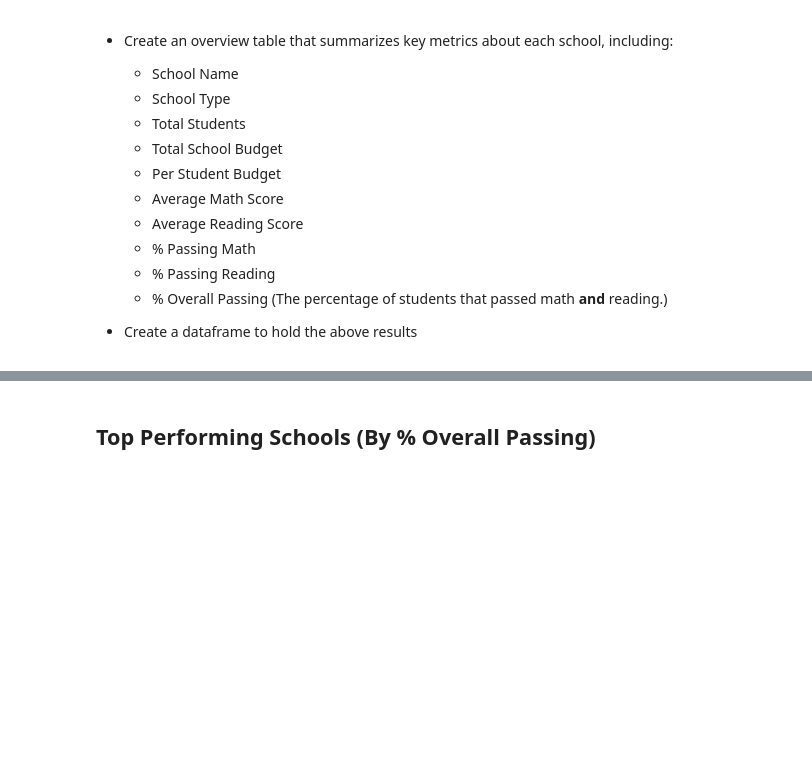
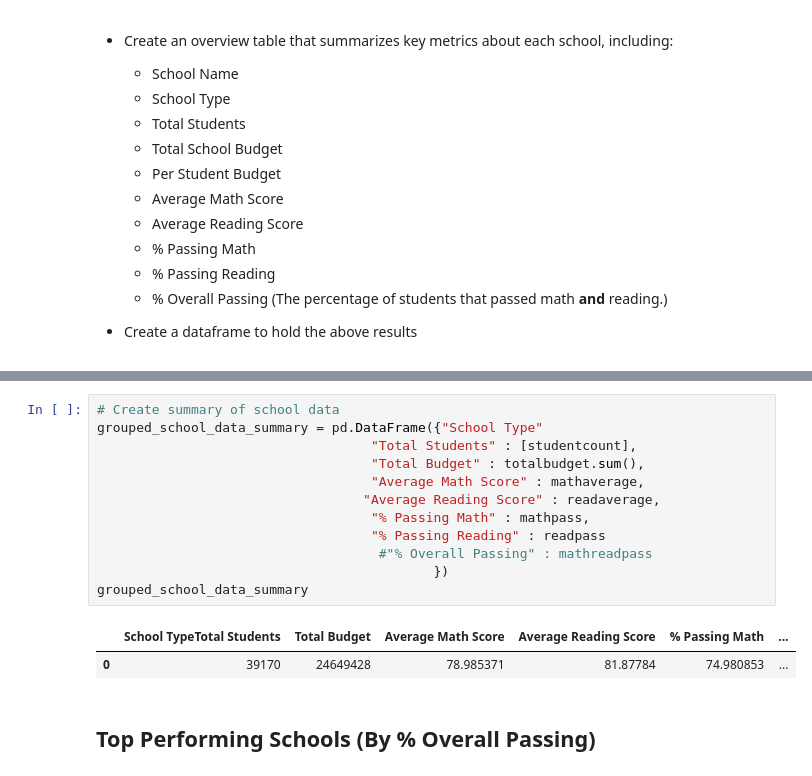
Before and after one commit to klharp/Pandas-PyCitySchools, a Jupyter notebook: PyCitySchools/PyCitySchools.ipynb, the cells around one changed output, grey strips where cells are left out. Cells and saved outputs as stored; diff of their text form; blank space fills up the shorter version.

```diff
--- a/PyCitySchools/PyCitySchools.ipynb
+++ b/PyCitySchools/PyCitySchools.ipynb
@@ -192,3 +273,18 @@ district_summary_df
+# %%
+# Create summary of school data
+grouped_school_data_summary = pd.DataFrame({"School Type"
+                                   "Total Students" : [studentcount],
+                                   "Total Budget" : totalbudget.sum(),
+                                   "Average Math Score" : mathaverage,
+                                  "Average Reading Score" : readaverage,
+                                   "% Passing Math" : mathpass,
+                                   "% Passing Reading" : readpass
+                                    #"% Overall Passing" : mathreadpass
+                                           })
+grouped_school_data_summary
+# %% [output]
+|  | School TypeTotal Students | Total Budget | Average Math Score | Average Reading Score | % Passing Math | ... |
+| 0 | 39170 | 24649428 | 78.985371 | 81.87784 | 74.980853 | ... |
 # %% [markdown]
 ## Top Performing Schools (By % Overall Passing)
 # %% [markdown]
```
Also changed, not shown: parts of 7 cells of this notebook.
